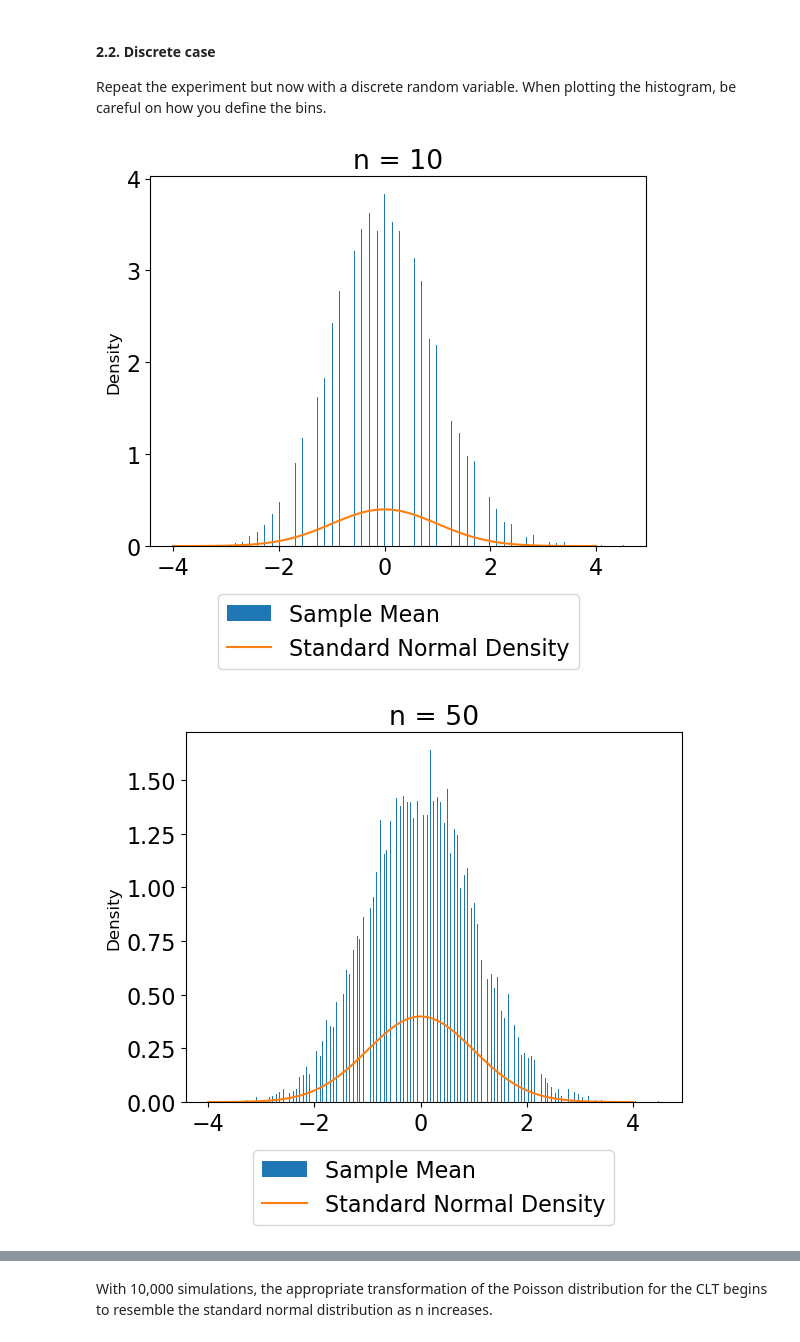
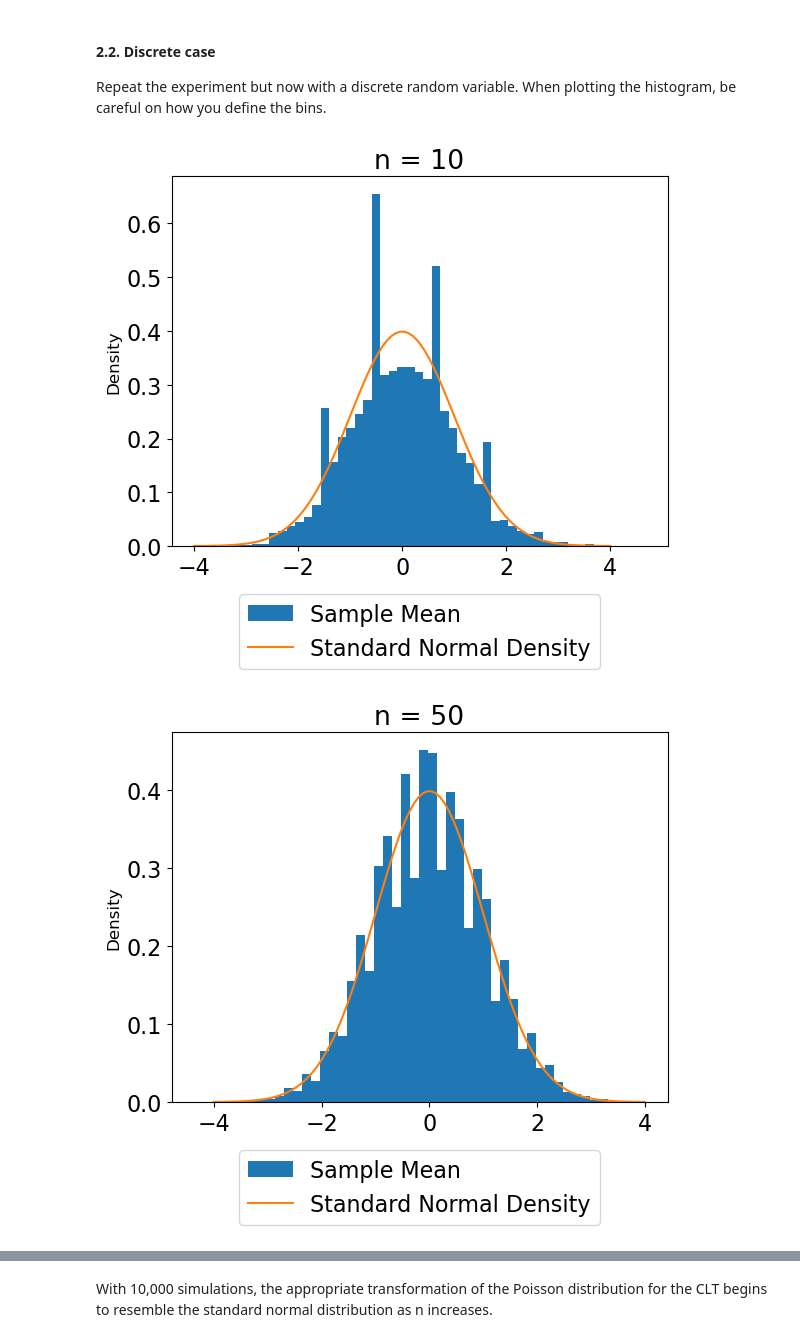
Before and after one commit to UCB-stat-201a-fall23/project02-ijyliu, a Jupyter notebook: Project02-Concentration.ipynb, the cells around one changed output, grey strips where cells are left out. Drawn from its saved outputs; the diff is of its cells as text; code cells hidden in the pictures.

Commit message:
fixed number of bins to keep density in reasonable range

```diff
--- a/Project02-Concentration.ipynb
+++ b/Project02-Concentration.ipynb
@@ -297,33 +297,33 @@ Repeat the experiment but now with a discrete random variable. When plotting the
 n_to_try = [10, 50, 100, 500, 1000]
 
 # Poisson lambda
 poisson_lambda = 5
 
 # Loop over n and plot a histogram demonstrating the central limit theorem
 # Overlay a standard normal density
 for n_val in n_to_try:
     # Do 10_000 draws of the sample and its mean
     # Storing statistics in a list
     statistics = []
     for _ in range(10_000):
         # Take a sample of size n_val
         sample = np.random.poisson(lam = poisson_lambda, size=n_val)
         # Calculate statistic in the CLT
         # Poisson has mean lambda and variance lambda
         statistics.append(np.sqrt(n_val) * ((np.mean(sample) - poisson_lambda) / np.sqrt(poisson_lambda)))
     # Plot histogram
     # We need a lot of bins for the discrete distribution
-    plt.hist(statistics, density=True, label='Sample Mean', bins = 500)
+    plt.hist(statistics, density=True, label='Sample Mean', bins = 50)
     # Plot standard normal density
     plt.plot(np.linspace(-4, 4, 100), stats.norm.pdf(np.linspace(-4, 4, 100)), label='Standard Normal Density')
     # Y-axis label of density
     plt.ylabel('Density', fontsize=12)
     # Title of plot
     plt.title('n = ' + str(n_val))
     # Legend centered below the plot
     plt.legend(loc='upper center', bbox_to_anchor=(0.5, -0.1))
     # Show plot
     plt.show()
 # %% [output]
-[figure, old version]
+[figure, new version]
-[figure, old version]
+[figure, new version]
```
Also changed, not shown: parts of 1 cell of this notebook.
